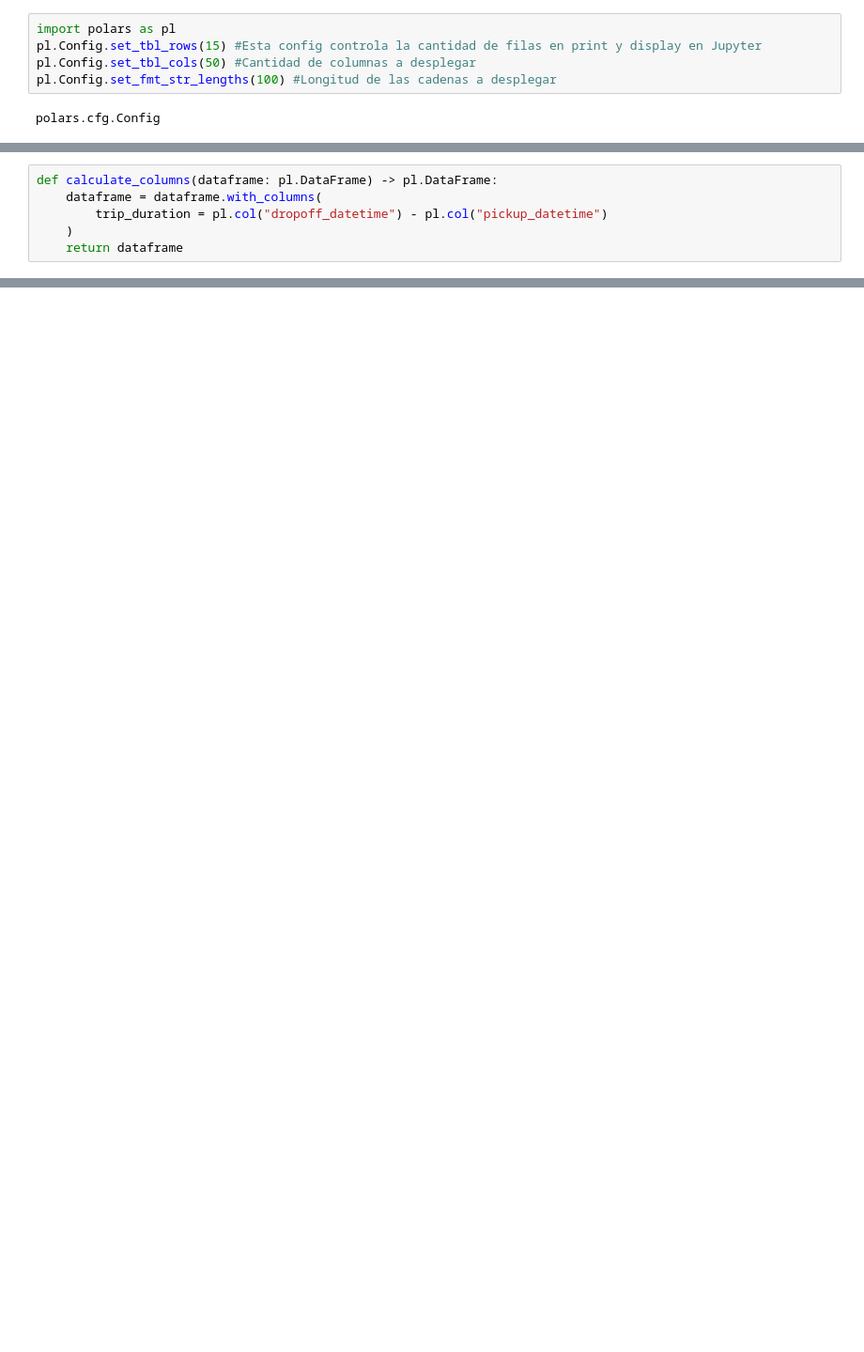
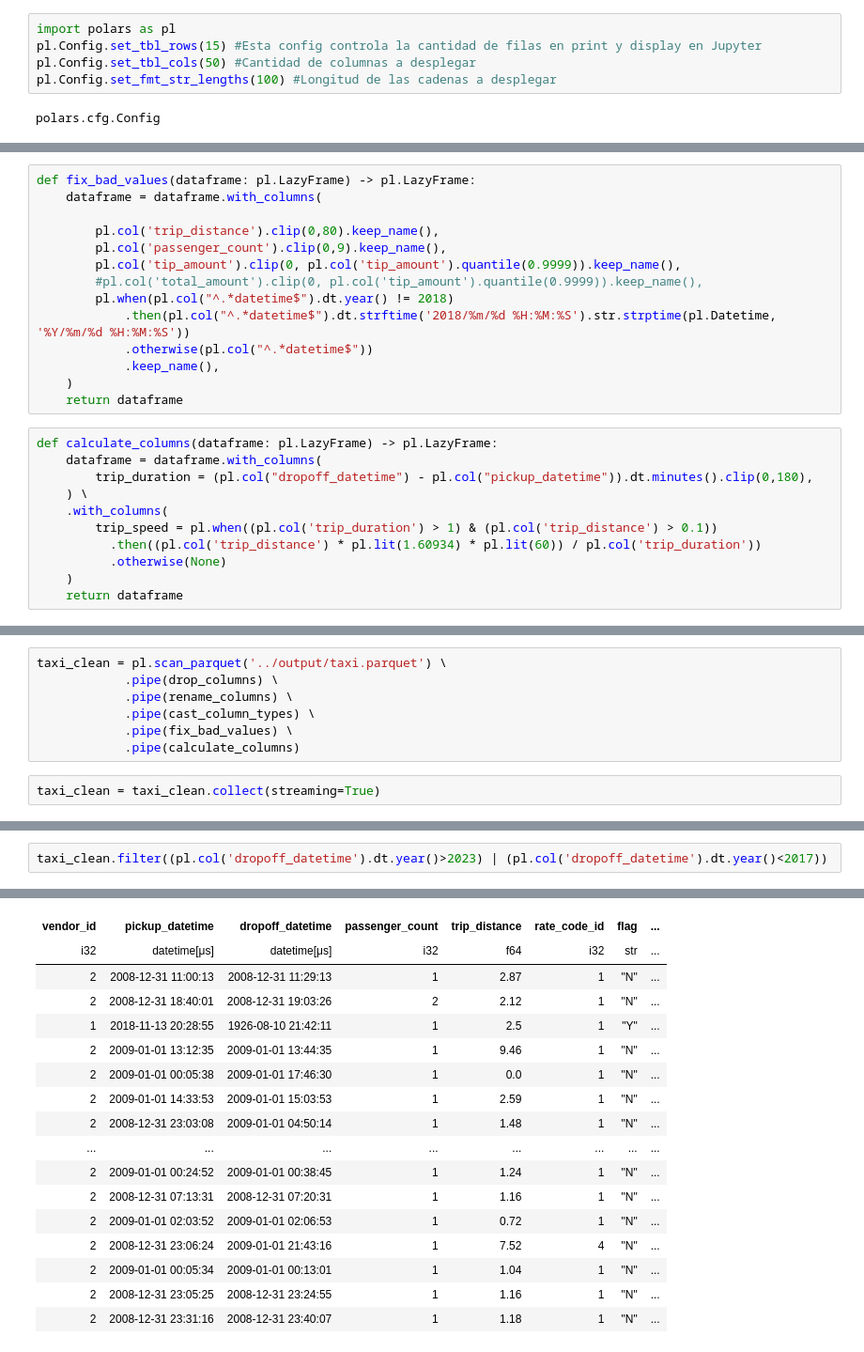
Before and after one commit to gmbmx/zophia-polars, a Jupyter notebook: notebooks/04_polars_analytics.ipynb, the cells around one changed output, grey strips where cells are left out. Shown: that part at 94% size. Saved outputs shown, nothing was run; the diff lists cells and outputs as text; blank space fills up the shorter version.

Commit message:
fix durations examples

```diff
--- a/notebooks/04_polars_analytics.ipynb
+++ b/notebooks/04_polars_analytics.ipynb
@@ -48,9 +47,28 @@ def cast_column_types(dataframe: pl.DataFrame) -> pl.DataFrame:
     )
     return dataframe
+# %%
+def fix_bad_values(dataframe: pl.LazyFrame) -> pl.LazyFrame:
+    dataframe = dataframe.with_columns(
+
+        pl.col('trip_distance').clip(0,80).keep_name(),
+        pl.col('passenger_count').clip(0,9).keep_name(),
+        pl.col('tip_amount').clip(0, pl.col('tip_amount').quantile(0.9999)).keep_name(),
+        #pl.col('total_amount').clip(0, pl.col('tip_amount').quantile(0.9999)).keep_name(),
+        pl.when(pl.col("^.*datetime$").dt.year() != 2018)
+            .then(pl.col("^.*datetime$").dt.strftime('2018/%m/%d %H:%M:%S').str.strptime(pl.Datetime, '%Y/%m/%d %H:%M:%S'))
+            .otherwise(pl.col("^.*datetime$"))
+            .keep_name(),
+    )
+    return dataframe
 # %%
-def calculate_columns(dataframe: pl.DataFrame) -> pl.DataFrame:
+def calculate_columns(dataframe: pl.LazyFrame) -> pl.LazyFrame:
     dataframe = dataframe.with_columns(
-        trip_duration = pl.col("dropoff_datetime") - pl.col("pickup_datetime")
+        trip_duration = (pl.col("dropoff_datetime") - pl.col("pickup_datetime")).dt.minutes().clip(0,180),
+    ) \
+    .with_columns(
+        trip_speed = pl.when((pl.col('trip_duration') > 1) & (pl.col('trip_distance') > 0.1))
+          .then((pl.col('trip_distance') * pl.lit(1.60934) * pl.lit(60)) / pl.col('trip_duration'))
+          .otherwise(None)
     )
     return dataframe
 # %%
@@ -71,0 +99,9 @@ shape: (5, 18)
+# %%
+taxi_clean = pl.scan_parquet('../output/taxi.parquet') \
+            .pipe(drop_columns) \
+            .pipe(rename_columns) \
+            .pipe(cast_column_types) \
+            .pipe(fix_bad_values) \
+            .pipe(calculate_columns)
+# %%
+taxi_clean = taxi_clean.collect(streaming=True)
@@ -71,0 +129,3 @@ shape: (5, 18)
+# %%
+taxi_clean.filter((pl.col('dropoff_datetime').dt.year()>2023) | (pl.col('dropoff_datetime').dt.year()<2017))
+# %% [output]
@@ -71,0 +133,17 @@ shape: (5, 18)
+| vendor_id | pickup_datetime | dropoff_datetime | passenger_count | trip_distance | rate_code_id | flag | ... |
+| i32 | datetime[μs] | datetime[μs] | i32 | f64 | i32 | str | ... |
+| 2 | 2008-12-31 11:00:13 | 2008-12-31 11:29:13 | 1 | 2.87 | 1 | "N" | ... |
+| 2 | 2008-12-31 18:40:01 | 2008-12-31 19:03:26 | 2 | 2.12 | 1 | "N" | ... |
+| 1 | 2018-11-13 20:28:55 | 1926-08-10 21:42:11 | 1 | 2.5 | 1 | "Y" | ... |
+| 2 | 2009-01-01 13:12:35 | 2009-01-01 13:44:35 | 1 | 9.46 | 1 | "N" | ... |
+| 2 | 2009-01-01 00:05:38 | 2009-01-01 17:46:30 | 1 | 0.0 | 1 | "N" | ... |
+| 2 | 2009-01-01 14:33:53 | 2009-01-01 15:03:53 | 1 | 2.59 | 1 | "N" | ... |
+| 2 | 2008-12-31 23:03:08 | 2009-01-01 04:50:14 | 1 | 1.48 | 1 | "N" | ... |
+| ... | ... | ... | ... | ... | ... | ... | ... |
+| 2 | 2009-01-01 00:24:52 | 2009-01-01 00:38:45 | 1 | 1.24 | 1 | "N" | ... |
+| 2 | 2008-12-31 07:13:31 | 2008-12-31 07:20:31 | 1 | 1.16 | 1 | "N" | ... |
+| 2 | 2009-01-01 02:03:52 | 2009-01-01 02:06:53 | 1 | 0.72 | 1 | "N" | ... |
+| 2 | 2008-12-31 23:06:24 | 2009-01-01 21:43:16 | 1 | 7.52 | 4 | "N" | ... |
+| 2 | 2009-01-01 00:05:34 | 2009-01-01 00:13:01 | 1 | 1.04 | 1 | "N" | ... |
+| 2 | 2008-12-31 23:05:25 | 2008-12-31 23:24:55 | 1 | 1.16 | 1 | "N" | ... |
+| 2 | 2008-12-31 23:31:16 | 2008-12-31 23:40:07 | 1 | 1.18 | 1 | "N" | ... |
```
Also changed, not shown: parts of 13 cells of this notebook, 1 other file.
